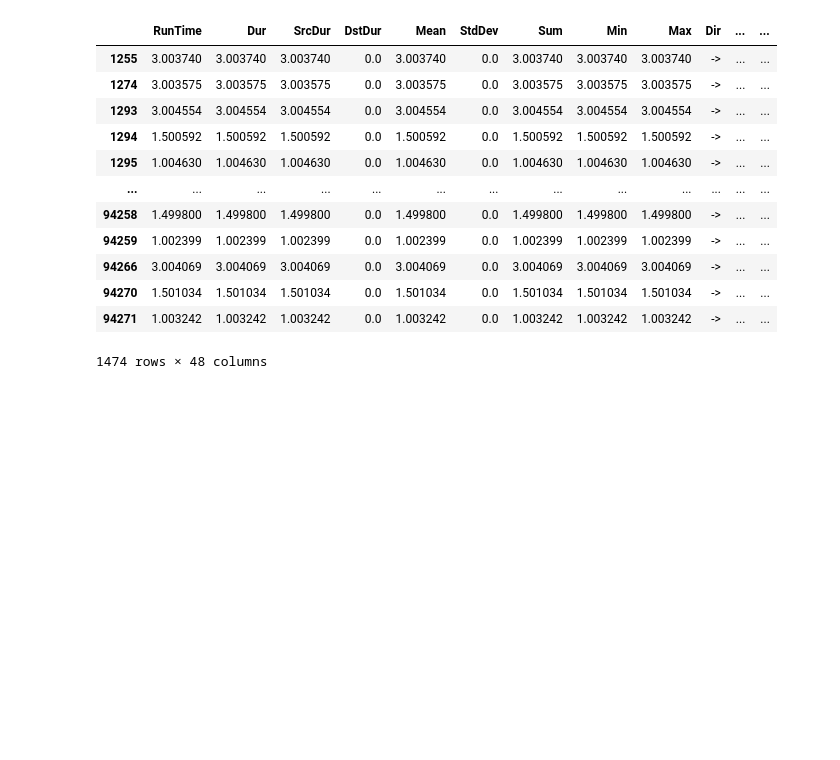
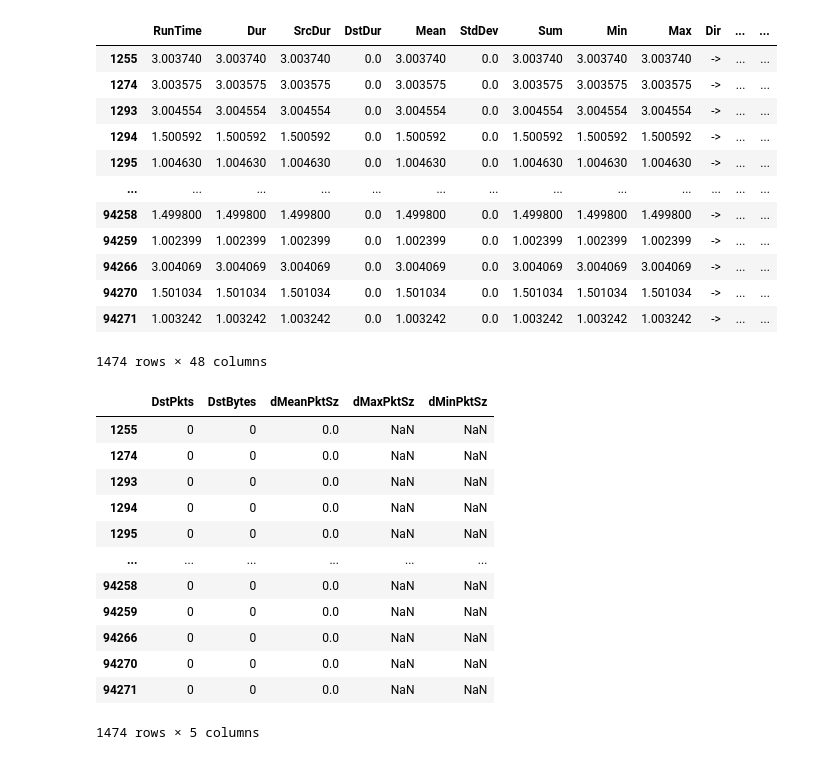
Before and after one commit to soyMA05/Clasiffication_TrafficSDN2, a Jupyter notebook: Fase2/preprocesamiento_limpieza.ipynb, the cells around one changed output. Saved outputs shown, nothing was run; the diff lists cells and outputs as text; code cells hidden in the pictures; blank space fills up the shorter version.

```diff
--- a/Fase2/preprocesamiento_limpieza.ipynb
+++ b/Fase2/preprocesamiento_limpieza.ipynb
@@ -423,0 +411,17 @@ df_normal[(df_normal.dMaxPktSz.isna())]
+# %%
+df_normal.iloc[:,[15,18,42,44,46]][(df_normal['DstPkts']==0) | (df_normal['DstBytes']==0) | (df_normal['dMeanPktSz']==0.0) |
+(df_normal['dMaxPktSz']==0.0) | (df_normal['dMinPktSz']==0.0) ]
+# %% [output]
+|  | DstPkts | DstBytes | dMeanPktSz | dMaxPktSz | dMinPktSz |
+| 1255 | 0 | 0 | 0.0 | NaN | NaN |
+| 1274 | 0 | 0 | 0.0 | NaN | NaN |
+| 1293 | 0 | 0 | 0.0 | NaN | NaN |
+| 1294 | 0 | 0 | 0.0 | NaN | NaN |
+| 1295 | 0 | 0 | 0.0 | NaN | NaN |
+| ... | ... | ... | ... | ... | ... |
+| 94258 | 0 | 0 | 0.0 | NaN | NaN |
+| 94259 | 0 | 0 | 0.0 | NaN | NaN |
+| 94266 | 0 | 0 | 0.0 | NaN | NaN |
+| 94270 | 0 | 0 | 0.0 | NaN | NaN |
+| 94271 | 0 | 0 | 0.0 | NaN | NaN |
+1474 rows × 5 columns
```
Also changed, not shown: parts of 7 cells of this notebook.
